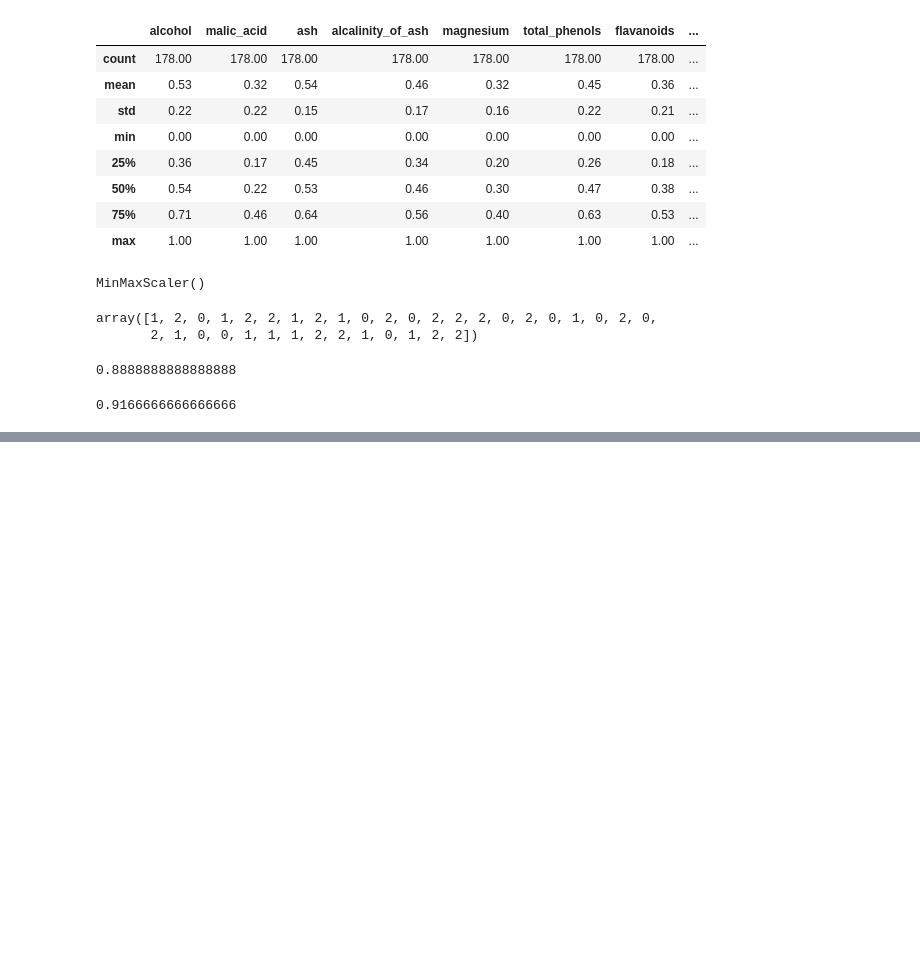
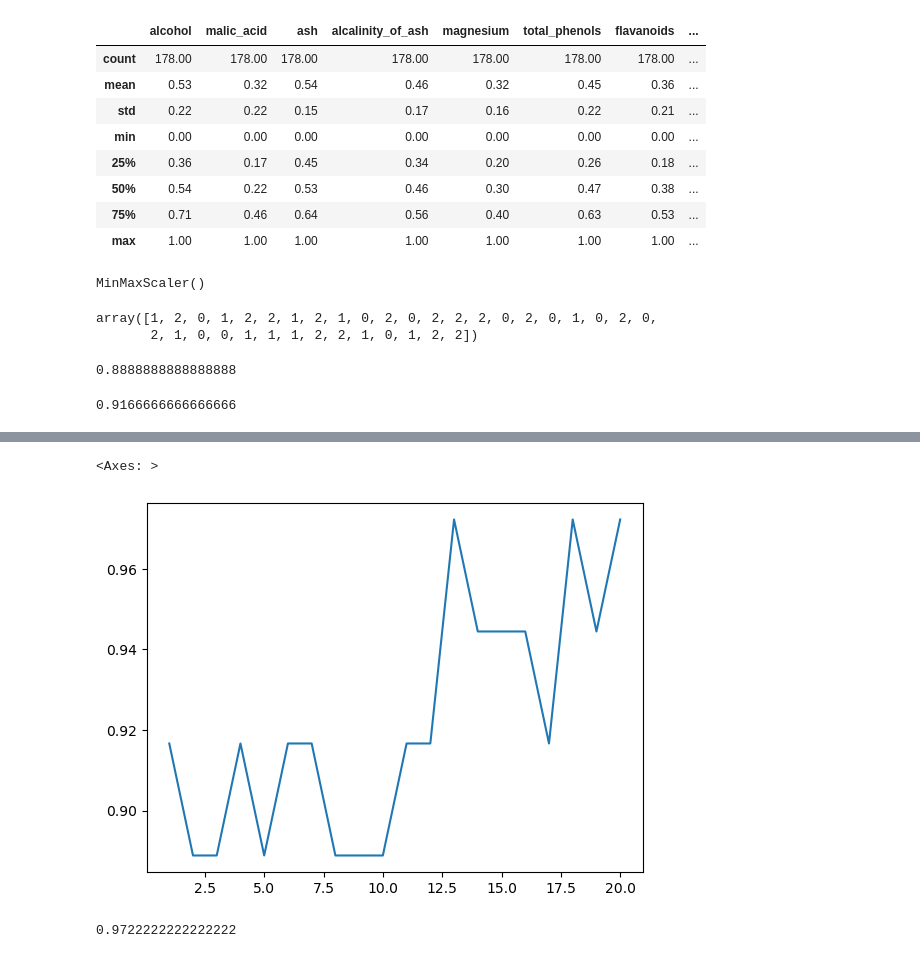
Before and after one commit to Kenny-KH/DataAnalytics, a Jupyter notebook: Wine.ipynb, the cells around one changed output, grey strips where cells are left out. Drawn from its saved outputs; the diff is of its cells as text; code cells hidden in the pictures; blank space fills up the shorter version.

```diff
--- a/Wine.ipynb
+++ b/Wine.ipynb
@@ -416,3 +416,9 @@ pred = knn.predict(X_test_scaled)
 accuracy_score(y_test,pred)
 # %% [output]
 0.9166666666666666
+# %%
+for i in range(1, 21):
+    knn = KNeighborsClassifier(n_neighbors=i)
+    knn.fit(X_train_scaled, y_train)
+    pred = knn.predict(X_test_scaled)
+    print(accuracy_score(y_test,pred))
@@ -418,0 +446,9 @@ accuracy_score(y_test,pred)
+# %%
+scores = []
+# %%
+for i in range(1, 21):
+    knn = KNeighborsClassifier(n_neighbors=i)
+    knn.fit(X_train_scaled, y_train)
+    pred = knn.predict(X_test_scaled)
+    acc = accuracy_score(y_test,pred)
+    scores.append(acc)
@@ -418,0 +478,12 @@ accuracy_score(y_test,pred)
+# %%
+sns.lineplot(x=range(1,21),y = scores)
+# %% [output]
+<Axes: >
+[figure, added]
+# %%
+knn = KNeighborsClassifier(n_neighbors=13)
+knn.fit(X_train_scaled, y_train)
+pred = knn.predict(X_test_scaled)
+accuracy_score(y_test,pred)
+# %% [output]
+0.9722222222222222
```
Also changed, not shown: parts of 2 cells of this notebook, 2 other files.
